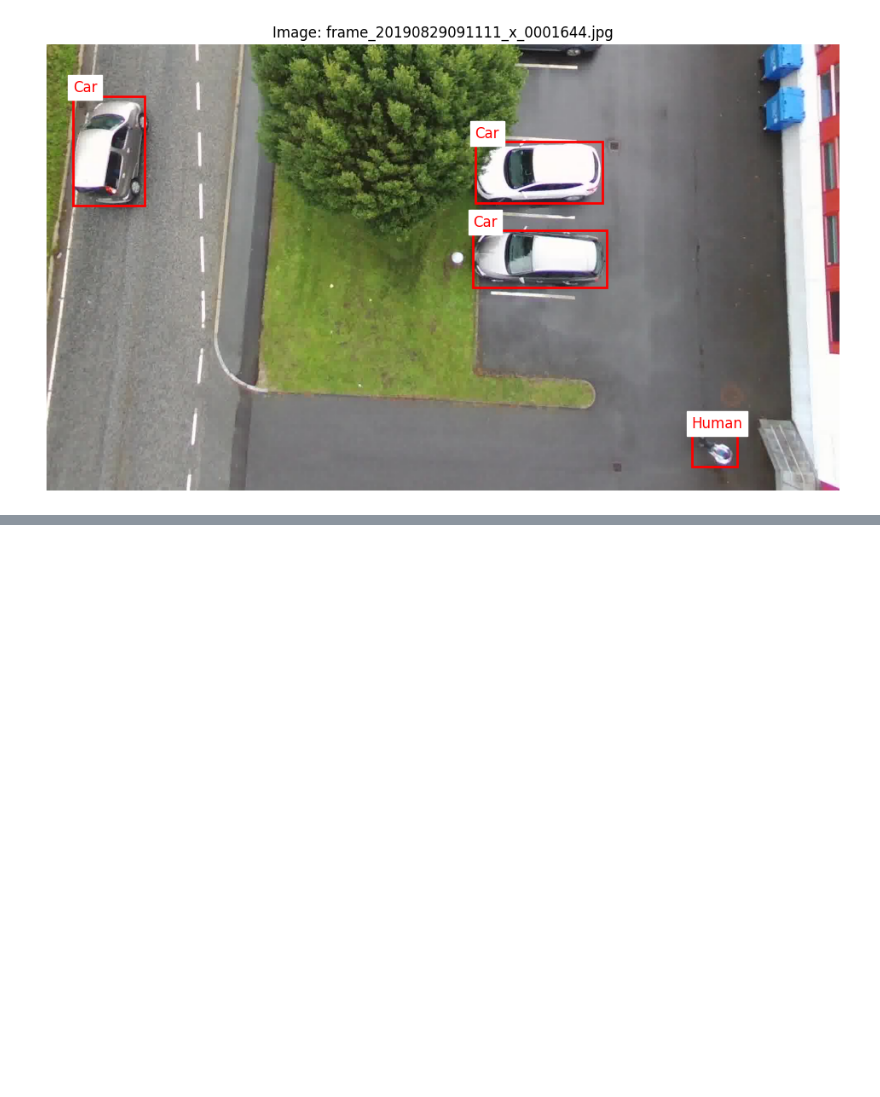
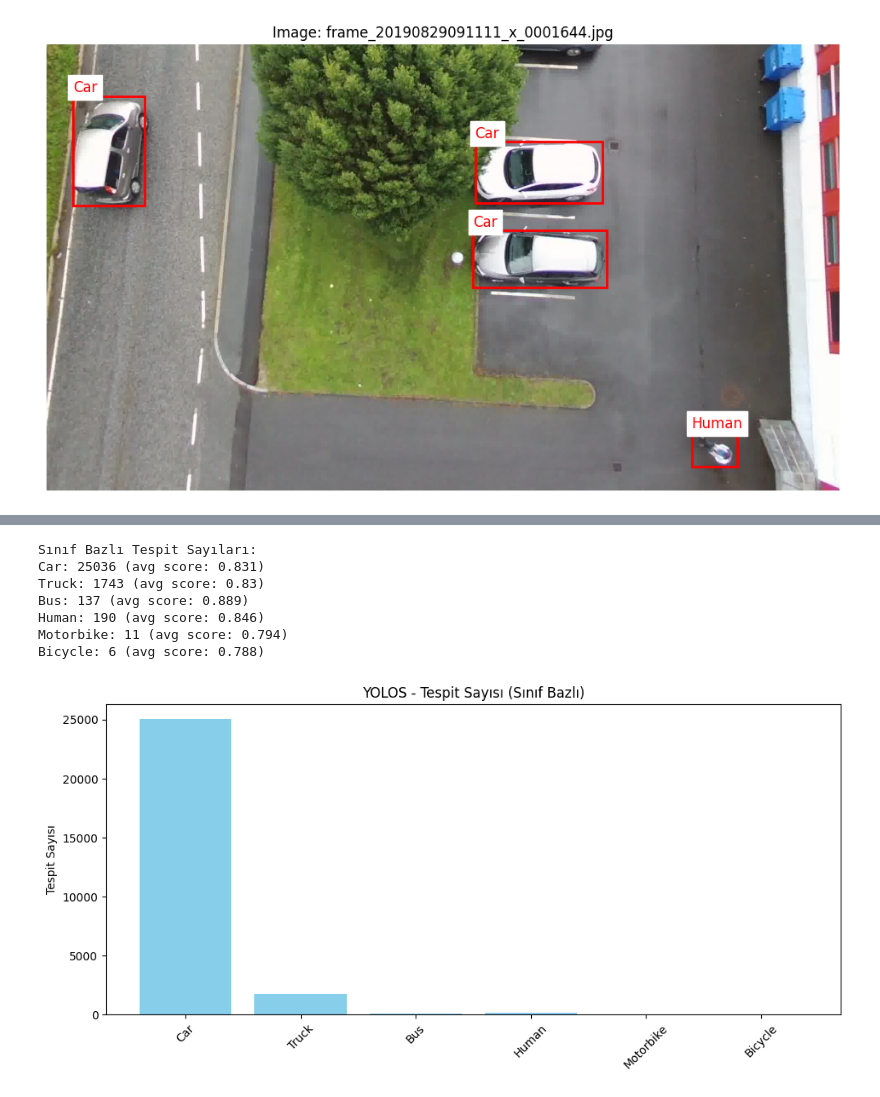
Before and after one commit to aycakrk/DI725_Ayca, a Jupyter notebook: assignment_2/ObjectDetection.ipynb, the cells around one changed output, grey strips where cells are left out. Cells and saved outputs as stored; diff of their text form; code cells hidden in the pictures; blank space fills up the shorter version.

```diff
--- a/assignment_2/ObjectDetection.ipynb
+++ b/assignment_2/ObjectDetection.ipynb
@@ -128,0 +323,56 @@ plt.show()
+# %%
+import json
+from collections import defaultdict
+import matplotlib.pyplot as plt
+
+# Yeni COCO uyumlu YOLOS tahmin dosyasını yükle
+with open("/content/yolos_predictions_coco.json") as f:
+    yolos_preds = json.load(f)
+
+# AU-AIR kategorileri (ID'den isimlere)
+id_to_label = {
+    1: "Human",
+    2: "Car",
+    3: "Truck",
+    4: "Van",
+    5: "Motorbike",
+    6: "Bicycle",
+    7: "Bus",
+    8: "Trailer"
+}
+
+# Sınıf bazlı istatistikleri topla
+class_counts = defaultdict(int)
+class_scores = defaultdict(list)
+
+for det in yolos_preds:
+    label = id_to_label[det["category_id"]]
+    score = det["score"]
+    class_counts[label] += 1
+    class_scores[label].append(score)
+
+# Ortalama skorları hesapla
+class_avg_scores = {cls: round(sum(scores)/len(scores), 3) for cls, scores in class_scores.items()}
+
+# Raporla
+print("Sınıf Bazlı Tespit Sayıları:")
+for cls, count in class_counts.items():
+    print(f"{cls}: {count} (avg score: {class_avg_scores[cls]})")
+
+# Görselleştir
+plt.figure(figsize=(10, 5))
+plt.bar(class_counts.keys(), class_counts.values(), color='skyblue')
+plt.title("YOLOS - Tespit Sayısı (Sınıf Bazlı)")
+plt.ylabel("Tespit Sayısı")
+plt.xticks(rotation=45)
+plt.tight_layout()
+plt.show()
+# %% [output]
+Sınıf Bazlı Tespit Sayıları:
+Car: 25036 (avg score: 0.831)
+Truck: 1743 (avg score: 0.83)
+Bus: 137 (avg score: 0.889)
+Human: 190 (avg score: 0.846)
+Motorbike: 11 (avg score: 0.794)
+Bicycle: 6 (avg score: 0.788)
+[figure, added]
```
Also changed, not shown: parts of 30 cells of this notebook.
